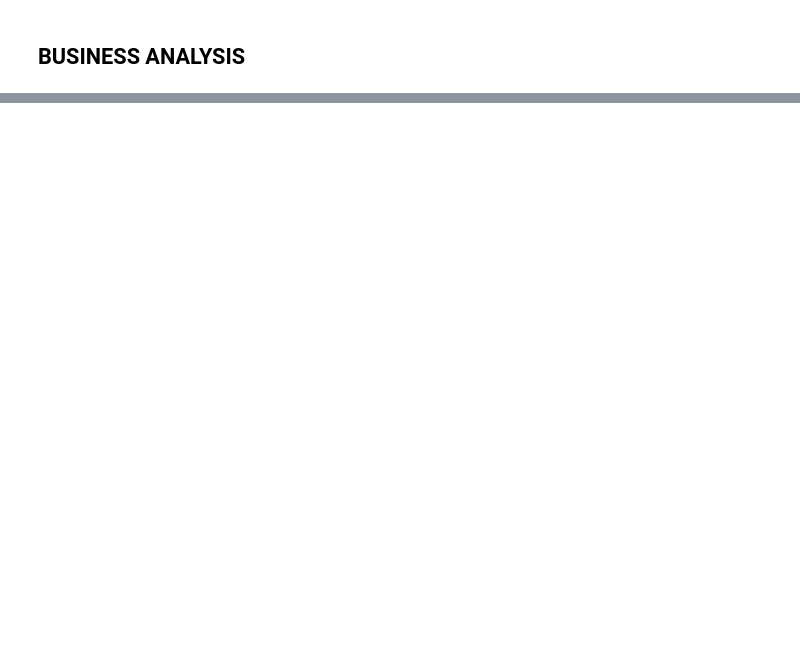
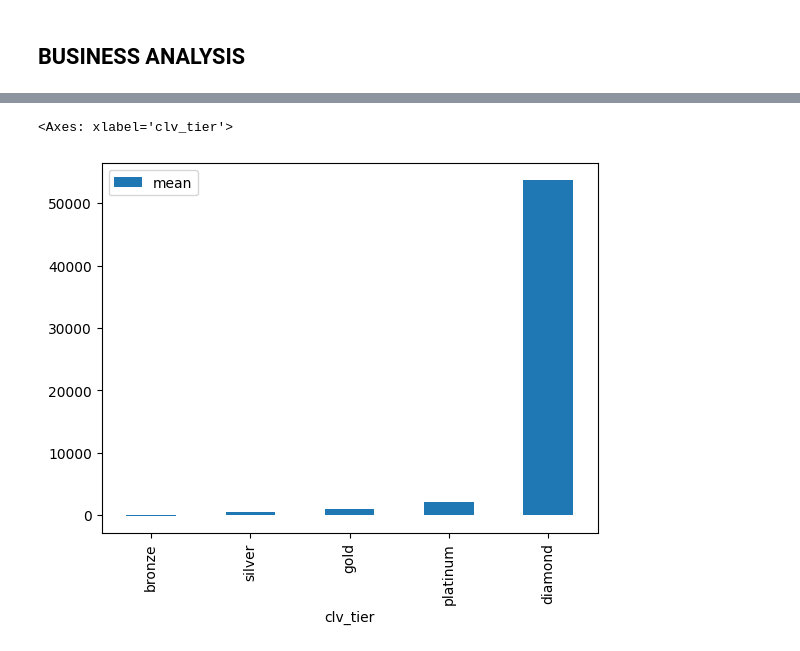
Before and after one commit to leomarfmn/estrelabet-churn, a Jupyter notebook: model-training.ipynb, the cells around one changed output, grey strips where cells are left out. Cells and saved outputs as stored; diff of their text form; code cells hidden in the pictures; blank space fills up the shorter version.

```diff
--- a/model-training.ipynb
+++ b/model-training.ipynb
@@ -542,0 +578,5 @@ df.head()
+# %%
+df.groupby(['clv_tier'])['company_net_result'].agg(['mean']).reset_index().sort_values(by='mean').plot(kind='bar', x='clv_tier', y='mean')
+# %% [output]
+<Axes: xlabel='clv_tier'>
+[figure, added]
```
Also changed, not shown: parts of 20 cells of this notebook, 36 other files.
